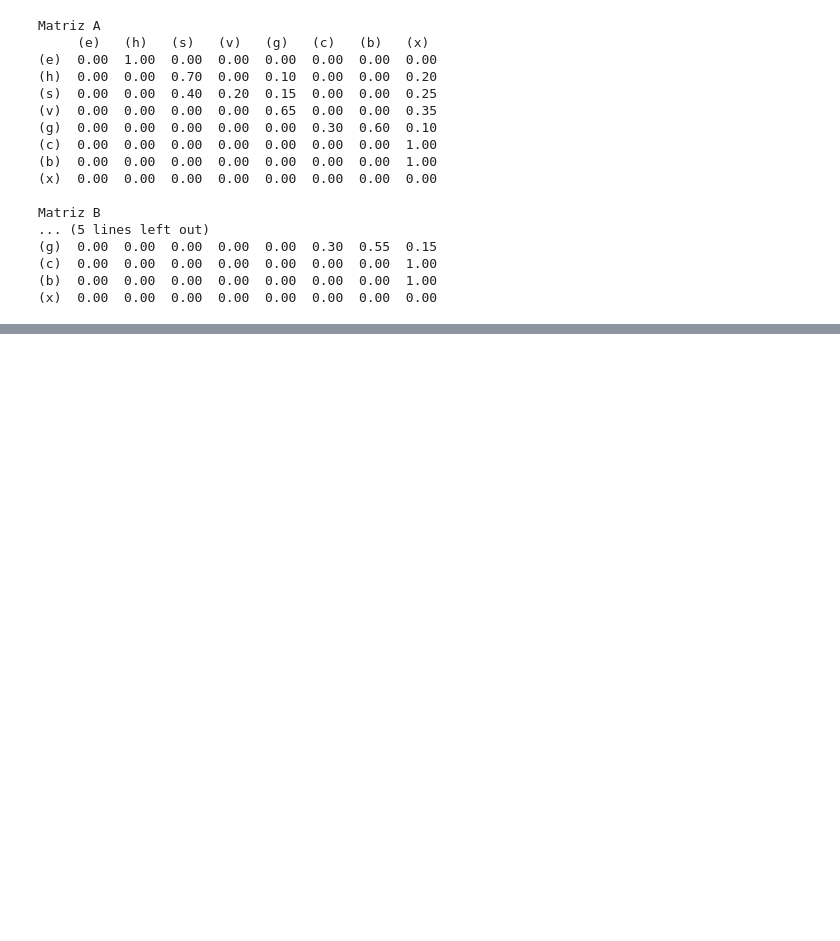
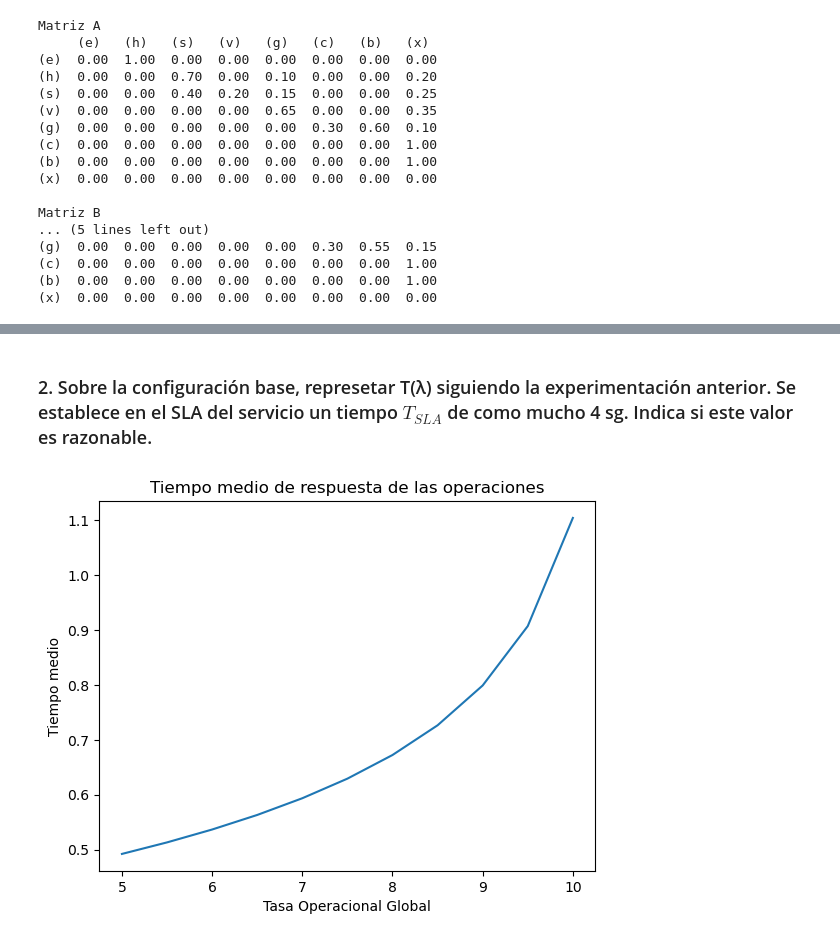
Before and after one commit to XMG2/Simulacion_Prestaciones_Web, a Jupyter notebook: base.ipynb, the cells around one changed output, grey strips where cells are left out. Cells and saved outputs as stored; diff of their text form; code cells hidden in the pictures; blank space fills up the shorter version.

```diff
--- a/base.ipynb
+++ b/base.ipynb
@@ -126,0 +223,36 @@ utils.cal_tiempo_res_op(D[:, 0], tasas, N)
+# %% [markdown]
+### 2. Sobre la configuración base, represetar T(λ) siguiendo la experimentación anterior. Se establece en el SLA del servicio un tiempo $T_{SLA}$ de como mucho 4 sg. Indica si este valor es razonable.
+# %%
+def calcular_t_base_tasa_global(D, N, v_a, v_b, f_a, f_b):
+    tasa_op_global = 4.5
+    u_max = 0
+    tasas_list = []
+    tiempo_medio_res = []
+    while u_max < 0.9:
+        tasa_op_global += 0.5
+        tasas = utils.calcular_tasa_operaciones_por_estado(tasa_op_global, v_a, v_b, f_a, f_b)
+        u = [0] * len(tasas)  # utilizacion de cada recurso
+        for i in range(len(N)):
+            u[i] = utils.calcular_utilizacion_recurso(tasas, D[:, i], N[i])
+        u_max = max(u)
+        tasas_list.append(tasa_op_global)
+
+        # Calcular tiempo de residencia de cada estado
+        t_r = utils.calcular_tiempo_respuesta_por_operacion(D, tasas, N)
+        # Calcular tiempo medio de respuesta de las operaciones
+        tiempo_medio_res.append(np.sum(t_r * tasas) / tasa_op_global)
+    return tasas_list, tiempo_medio_res
+
+
+tasas_list, tiempo_medio_res = calcular_t_base_tasa_global(
+    D, N, v_a, v_b, f_a, f_b
+)
+
+# T
+plt.plot(tasas_list, tiempo_medio_res)
+plt.title("Tiempo medio de respuesta de las operaciones")
+plt.xlabel("Tasa Operacional Global")
+plt.ylabel("Tiempo medio")
+plt.show()
+# %% [output]
+[figure, added]
```
Also changed, not shown: parts of 28 cells of this notebook, 1 other file.
